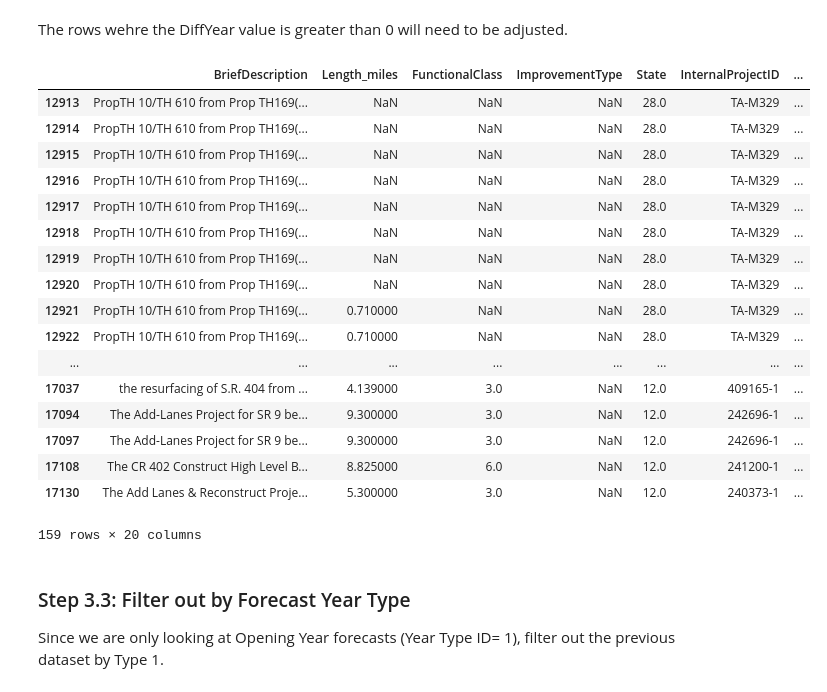
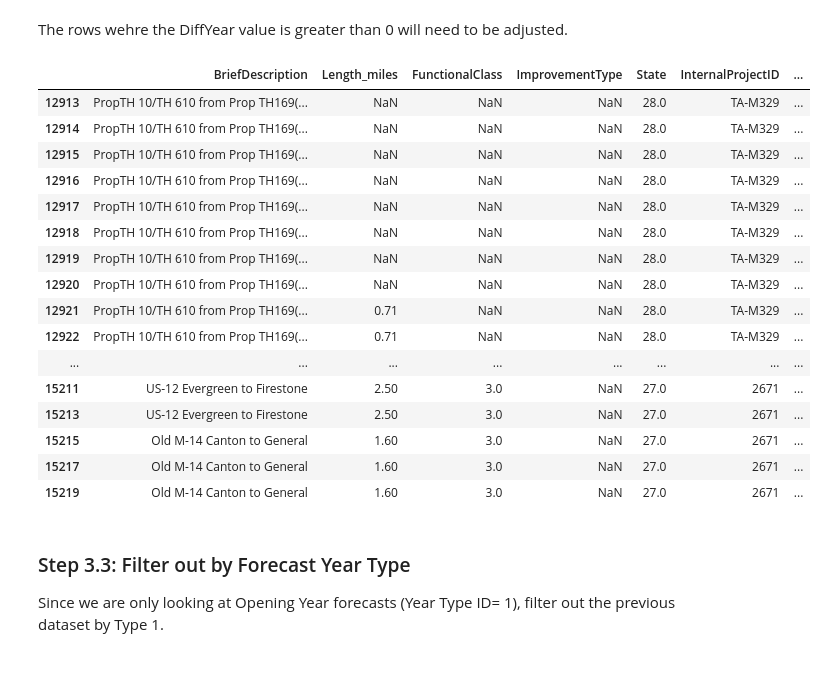
Before and after one commit to jawadmhoque/accuracy-assessment, a Jupyter notebook: Accuracy Algorithm.ipynb, the cells around one changed output. Drawn from its saved outputs; the diff is of its cells as text; code cells hidden in the pictures.

```diff
--- a/Accuracy Algorithm.ipynb
+++ b/Accuracy Algorithm.ipynb
@@ -67,3 +89,6 @@ flatdata_withID=df[df['State']!=41.0]
+# %%
+flatdata_withID=flatdata_withID[flatdata_withID['State']!=12.0]
+#flatdata_withID
 # %% [markdown]
 ## Step 3: Apply filters to get useful rows
 
@@ -72,6 +99,6 @@ Create new column where Year_ofObservation-ForecastYear. If the value is positiv
 # %%
-flatdata_withID=flatdata_withID.assign(DiffYear=flatdata_withID['Year_ofObservation']-flatdata_withID['ForecastYear'])
-flatdata_withID[flatdata_withID['DiffYear']>=0]
+#flatdata_withID=flatdata_withID.assign(DiffYear=flatdata_withID['Year_ofObservation']-flatdata_withID['ForecastYear'])
+flatdata_withID
 # %% [output]
 |  | BriefDescription | Length_miles | FunctionalClass | ImprovementType | State | InternalProjectID | ... |
 | 12413 | NaN | NaN | 3.0 | NaN | 58.0 | 1663 | ... |
@@ -141,27 +168,26 @@ flatdata_adjusted
 # %% [markdown]
 The rows wehre the DiffYear value is greater than 0 will need to be adjusted.
 # %%
-flatdata_unadjusted=flatdata_withID[flatdata_withID['DiffYear']>0]
+flatdata_unadjusted=flatdata_withID[flatdata_withID['Year_ofObservation']>flatdata_withID['ForecastYear']]
 flatdata_unadjusted
 # %% [output]
 |  | BriefDescription | Length_miles | FunctionalClass | ImprovementType | State | InternalProjectID | ... |
 | 12913 | PropTH 10/TH 610 from Prop TH169(... | NaN | NaN | NaN | 28.0 | TA-M329 | ... |
 | 12914 | PropTH 10/TH 610 from Prop TH169(... | NaN | NaN | NaN | 28.0 | TA-M329 | ... |
 | 12915 | PropTH 10/TH 610 from Prop TH169(... | NaN | NaN | NaN | 28.0 | TA-M329 | ... |
 | 12916 | PropTH 10/TH 610 from Prop TH169(... | NaN | NaN | NaN | 28.0 | TA-M329 | ... |
 | 12917 | PropTH 10/TH 610 from Prop TH169(... | NaN | NaN | NaN | 28.0 | TA-M329 | ... |
 | 12918 | PropTH 10/TH 610 from Prop TH169(... | NaN | NaN | NaN | 28.0 | TA-M329 | ... |
 | 12919 | PropTH 10/TH 610 from Prop TH169(... | NaN | NaN | NaN | 28.0 | TA-M329 | ... |
 | 12920 | PropTH 10/TH 610 from Prop TH169(... | NaN | NaN | NaN | 28.0 | TA-M329 | ... |
-| 12921 | PropTH 10/TH 610 from Prop TH169(... | 0.710000 | NaN | NaN | 28.0 | TA-M329 | ... |
-| 12922 | PropTH 10/TH 610 from Prop TH169(... | 0.710000 | NaN | NaN | 28.0 | TA-M329 | ... |
+| 12921 | PropTH 10/TH 610 from Prop TH169(... | 0.71 | NaN | NaN | 28.0 | TA-M329 | ... |
+| 12922 | PropTH 10/TH 610 from Prop TH169(... | 0.71 | NaN | NaN | 28.0 | TA-M329 | ... |
 | ... | ... | ... | ... | ... | ... | ... | ... |
-| 17037 | the resurfacing of S.R. 404 from ... | 4.139000 | 3.0 | NaN | 12.0 | 409165-1 | ... |
-| 17094 | The Add-Lanes Project for SR 9 be... | 9.300000 | 3.0 | NaN | 12.0 | 242696-1 | ... |
-| 17097 | The Add-Lanes Project for SR 9 be... | 9.300000 | 3.0 | NaN | 12.0 | 242696-1 | ... |
-| 17108 | The CR 402 Construct High Level B... | 8.825000 | 6.0 | NaN | 12.0 | 241200-1 | ... |
-| 17130 | The Add Lanes & Reconstruct Proje... | 5.300000 | 3.0 | NaN | 12.0 | 240373-1 | ... |
+| 15211 | US-12 Evergreen to Firestone | 2.50 | 3.0 | NaN | 27.0 | 2671 | ... |
+| 15213 | US-12 Evergreen to Firestone | 2.50 | 3.0 | NaN | 27.0 | 2671 | ... |
+| 15215 | Old M-14 Canton to General | 1.60 | 3.0 | NaN | 27.0 | 2671 | ... |
+| 15217 | Old M-14 Canton to General | 1.60 | 3.0 | NaN | 27.0 | 2671 | ... |
+| 15219 | Old M-14 Canton to General | 1.60 | 3.0 | NaN | 27.0 | 2671 | ... |
-159 rows × 20 columns
 # %% [markdown]
 ### Step 3.3: Filter out by Forecast Year Type
 Since we are only looking at Opening Year forecasts (Year Type ID= 1), filter out the previous dataset by Type 1.
```
Also changed, not shown: parts of 10 cells of this notebook, 14 other files.
